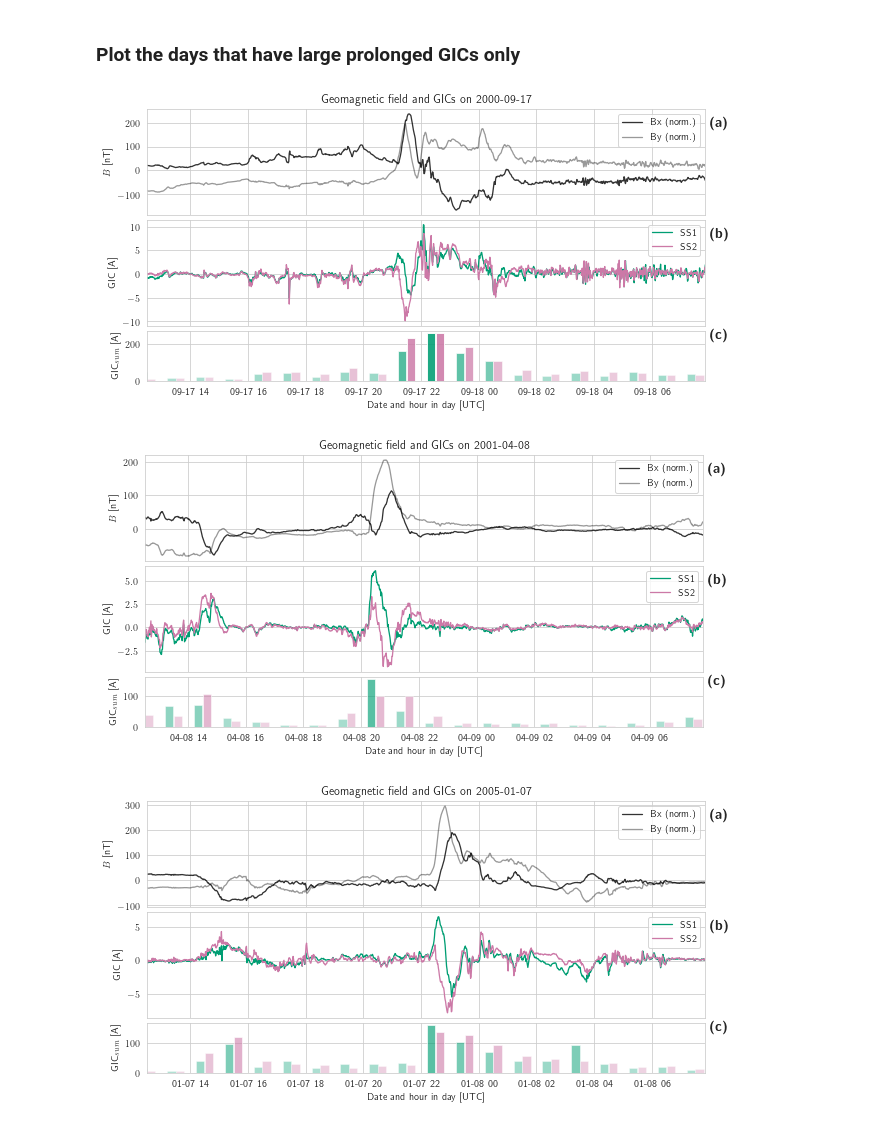
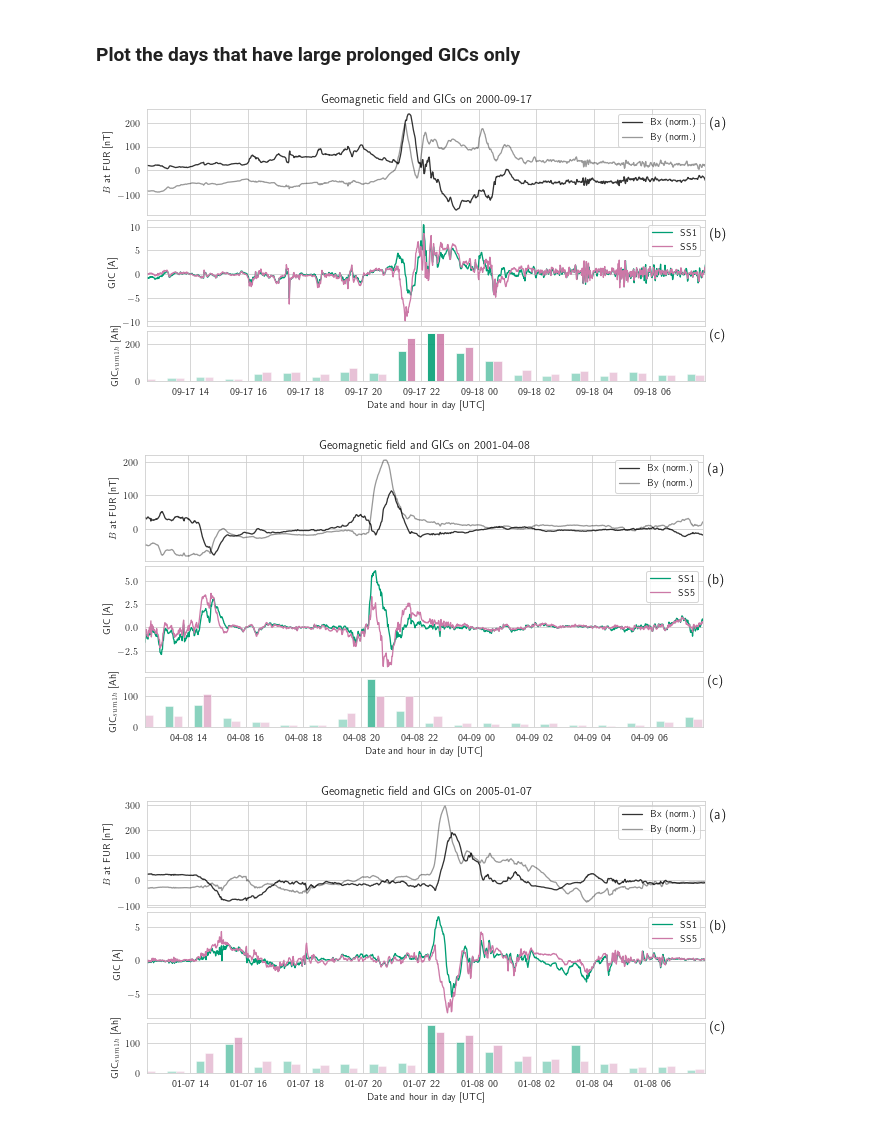
Before and after one commit to bairaelyn/SOLARWIND2GIC, a Jupyter notebook: 2_HistoricalAnalysis.ipynb, the cells around one changed output. Saved outputs shown, nothing was run; the diff lists cells and outputs as text; code cells hidden in the pictures.

```diff
--- a/2_HistoricalAnalysis.ipynb
+++ b/2_HistoricalAnalysis.ipynb
@@ -655,7 +655,7 @@ for x in range(1,30):
 # Plot GICs
 ax2.plot_date(halloween_storm.index, gic_2003_SS1, '-', c=c_SS1, lw=lw_hs, label="Modelled GICs at SS1")
 ax2.legend()
-ax4.plot_date(halloween_storm.index, gic_2003_SS2, '-', c=c_SS2, lw=lw_hs, label="Modelled GICs at SS2")
+ax4.plot_date(halloween_storm.index, gic_2003_SS5, '-', c=c_SS5, lw=lw_hs, label="Modelled GICs at SS5")
 ax4.legend()
 
 # Highlight areas of interest:
@@ -675,28 +675,28 @@ color_step = 10
 low_alpha = 0.3
 event_inds = np.where(np.logical_and(t_sums >= hs_start, t_sums < hs_end))
 gic_SS1_sums_event = gic_SS1_sums[event_inds]
-gic_SS2_sums_event = gic_SS2_sums[event_inds]
+gic_SS5_sums_event = gic_SS5_sums[event_inds]
 t_sums_event = t_sums[event_inds]
 c_sums = '#363636'
 bar_width = 4e-2
 for i_bars in range(0, int(gic_SS1_sums_event.max())+color_step, color_step):
     inds = np.logical_and(gic_SS1_sums_event >= i_bars, gic_SS1_sums_event < i_bars + color_step)
     ax3.bar(t_sums_event[inds], gic_SS1_sums_event[inds], width=bar_width, fc=c_sums, alpha=np.min([low_alpha+i_bars/300.*(1.0-low_alpha),1]))
-for i_bars in range(0, int(gic_SS2_sums_event.max())+color_step, color_step):
-    inds = np.logical_and(gic_SS2_sums_event >= i_bars, gic_SS2_sums_event < i_bars + color_step)
-    ax5.bar(t_sums_event[inds], gic_SS2_sums_event[inds], width=bar_width, fc=c_sums, alpha=np.min([low_alpha+i_bars/300.*(1.0-low_alpha),1]))
+for i_bars in range(0, int(gic_SS5_sums_event.max())+color_step, color_step):
+    inds = np.logical_and(gic_SS5_sums_event >= i_bars, gic_SS5_sums_event < i_bars + color_step)
+    ax5.bar(t_sums_event[inds], gic_SS5_sums_event[inds], width=bar_width, fc=c_sums, alpha=np.min([low_alpha+i_bars/300.*(1.0-low_alpha),1]))
 
 for ax in [ax1, ax12, ax2, ax3, ax4, ax5]:
     ax.tick_params(axis='y', pad=1)
     ax.tick_params(axis='x', pad=1)
 
 ax1.set_title("Halloween Storm 2003: Geomagnetic Field and expected GICs")
-ax1.set_ylabel(r"$Bx$ [nT]")
-ax12.set_ylabel(r"$By$ [nT]")
-ax2.set_ylabel(r"GIC$_{abs}$ at SS1 [A]")
-ax3.set_ylabel(r"GIC$_{sum}$ at SS1 [A]")
-ax4.set_ylabel(r"GIC$_{abs}$ at SS2 [A]")
-ax5.set_ylabel(r"GIC$_{sum}$ at SS2 [A]")
+ax1.set_ylabel(r"$Bx$ at FUR [nT]")
+ax12.set_ylabel(r"$By$ at FUR [nT]")
+ax2.set_ylabel(r"GIC at SS1 [A]")
+ax3.set_ylabel(r"GIC$_{sum1h}$ at SS1 [Ah]")
+ax4.set_ylabel(r"GIC at SS5 [A]")
+ax5.set_ylabel(r"GIC$_{sum1h}$ at SS5 [Ah]")
 ax5.set_xlabel("Date and Hour in 2003 [UTC]")
 plt.subplots_adjust(hspace=0.23)
 plt.savefig(os.path.join(plot_path, "halloween.png"), dpi=300, bbox_inches='tight')
@@ -746,7 +746,7 @@ plt.show()
 ### Plot the days that have large prolonged GICs only
 # %%
 lw = 1.3
-alpha_SS1, alpha_SS2 = 1, 1.
+alpha_SS1, alpha_SS5 = 1, 1.
 for test_day in ['2000-09-17T21:00', '2001-04-08T21:00', '2005-01-07T21:00', '2005-08-24T09:00']:
     test_date = datetime.strptime(test_day, "%Y-%m-%dT%H:%M") - timedelta(hours=12)
     plot_offset = timedelta(hours=24)
@@ -770,48 +770,48 @@ for test_day in ['2000-09-17T21:00', '2001-04-08T21:00', '2005-01-07T21:00', '20
 
     # Plot GICs
     ax2.plot_date(time_plot, gic_fit_SS1[n_min_diff:n_min_diff+n_mins_day], '-', c=c_SS1, lw=lw, label="SS1", alpha=alpha_SS1)
-    ax2.plot_date(time_plot, gic_fit_SS2[n_min_diff:n_min_diff+n_mins_day], '-', c=c_SS2, lw=lw, label="SS2", alpha=alpha_SS2)
+    ax2.plot_date(time_plot, gic_fit_SS5[n_min_diff:n_min_diff+n_mins_day], '-', c=c_SS5, lw=lw, label="SS5", alpha=alpha_SS5)
     ax2.legend()
 
     # Calculate the cumulative sum over half hour periods:
     window_len = 60
     cut1, cut2 = n_min_diff, n_min_diff + window_len
-    t_sums_date, gic_SS1_sums_date, gic_SS2_sums_date = [], [], []
+    t_sums_date, gic_SS1_sums_date, gic_SS5_sums_date = [], [], []
     while (cut2-n_min_diff) < 60*24:
         cut2 = cut1 + window_len
         t_sums_date.append(test_date + timedelta(minutes=cut1-n_min_diff+window_len/2))
         gic_SS1_sums_date.append(np.sum(np.abs(gic_fit_SS1[cut1:cut2])))
-        gic_SS2_sums_date.append(np.sum(np.abs(gic_fit_SS2[cut1:cut2])))
+        gic_SS5_sums_date.append(np.sum(np.abs(gic_fit_SS5[cut1:cut2])))
         cut1 += window_len
-    t_sums_date, gic_SS1_sums_date, gic_SS2_sums_date = np.array(t_sums_date), np.array(gic_SS1_sums_date), np.array(gic_SS2_sums_date)
+    t_sums_date, gic_SS1_sums_date, gic_SS5_sums_date = np.array(t_sums_date), np.array(gic_SS1_sums_date), np.array(gic_SS5_sums_date)
 
     # Plot the cumulative sum:
     color_step = 10
     low_alpha = 0.3
     # Set a time axis. Bars with time as x-axis throw an error without this
     ax3.plot_date([time_plot[0], time_plot[-1]], [0.,0.], c='white', lw=0.)
     for i_bars in range(0, int(np.max(gic_SS1_sums_date))+color_step, color_step):
         inds = np.logical_and(gic_SS1_sums_date >= i_bars, gic_SS1_sums_date < i_bars + color_step)
         ax3.bar(t_sums_date[inds]-timedelta(minutes=9), gic_SS1_sums_date[inds], width=1.2e-2, fc=c_SS1, alpha=np.min([low_alpha+i_bars/300.*(1.0-low_alpha),1]))
-    for i_bars in range(0, int(np.max(gic_SS2_sums_date))+color_step, color_step):
-        inds = np.logical_and(gic_SS2_sums_date >= i_bars, gic_SS2_sums_date < i_bars + color_step)
-        ax3.bar(t_sums_date[inds]+timedelta(minutes=9), gic_SS2_sums_date[inds], width=1.2e-2, fc=c_SS2, alpha=np.min([low_alpha+i_bars/300.*(1.0-low_alpha),1]))
+    for i_bars in range(0, int(np.max(gic_SS5_sums_date))+color_step, color_step):
+        inds = np.logical_and(gic_SS5_sums_date >= i_bars, gic_SS5_sums_date < i_bars + color_step)
+        ax3.bar(t_sums_date[inds]+timedelta(minutes=9), gic_SS5_sums_date[inds], width=1.2e-2, fc=c_SS5, alpha=np.min([low_alpha+i_bars/300.*(1.0-low_alpha),1]))
 
     ax1.set_xlim((test_date+timedelta(minutes=30)+timedelta(hours=3), test_date+timedelta(days=1)-timedelta(minutes=70)))
     ax1.set_title("Geomagnetic field and GICs on {}".format(test_day[:10]))
-    ax1.set_ylabel(r"$B$ [nT]")
+    ax1.set_ylabel(r"$B$ at FUR [nT]")
     ax2.set_ylabel(r"GIC [A]")
-    ax3.set_ylabel(r"GIC$_{sum}$ [A]")
+    ax3.set_ylabel(r"GIC$_{sum1h}$ [Ah]")
     ax3.set_xlabel("Date and hour in day [UTC]")
     plt.subplots_adjust(hspace=0.1)
 
     # Label each panel:
     for ax, ann in zip([ax1, ax2, ax3], ['a', 'b', 'c']):
-        ax.text(1.01, 0.83, r"$\textbf{("+ann+")}$", transform=ax.transAxes, fontsize=14, weight='bold')
+        ax.text(1.01, 0.83, "({})".format(ann), transform=ax.transAxes, fontsize=14)
 
     plt.savefig(os.path.join(plot_path, "example_{}.png".format(test_day[:10])), dpi=300, bbox_inches='tight')
     plt.show()
 # %% [output]
-[figure, old version]
+[figure, new version]
-[figure, old version]
+[figure, new version]
-[figure, old version]
+[figure, new version]
```
Also changed, not shown: parts of 13 cells of this notebook, 14 other files.
